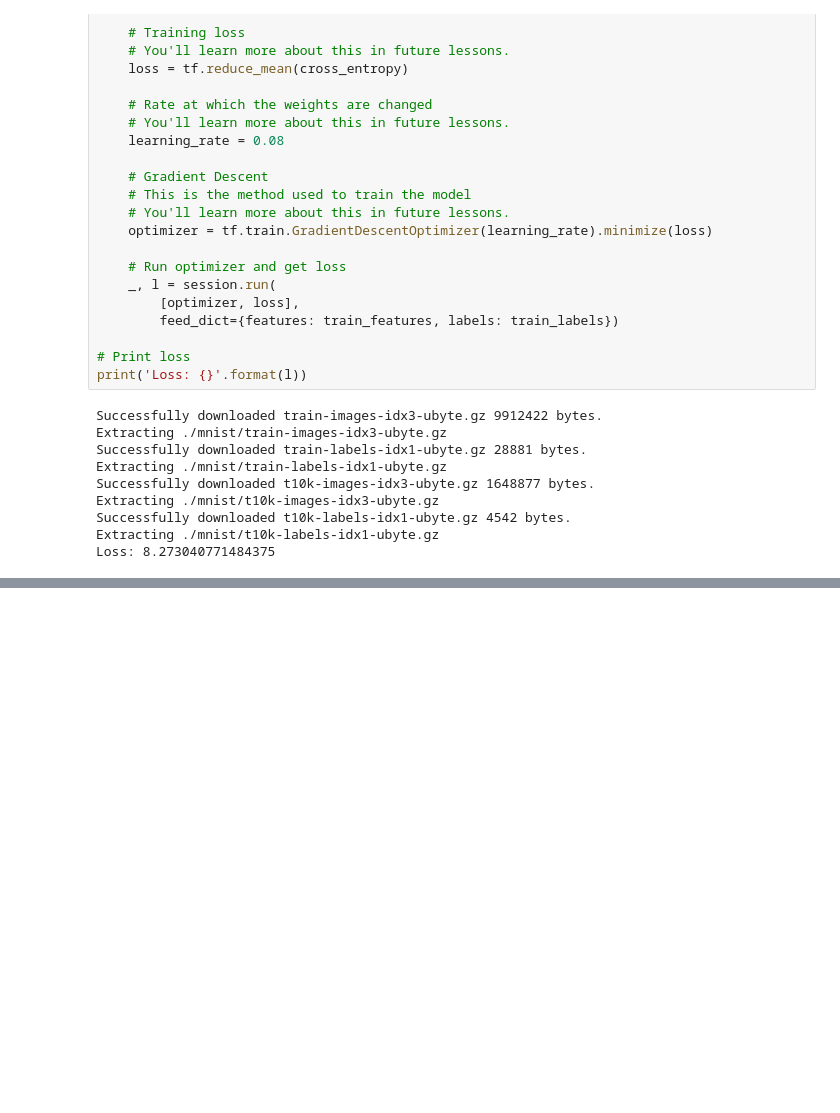
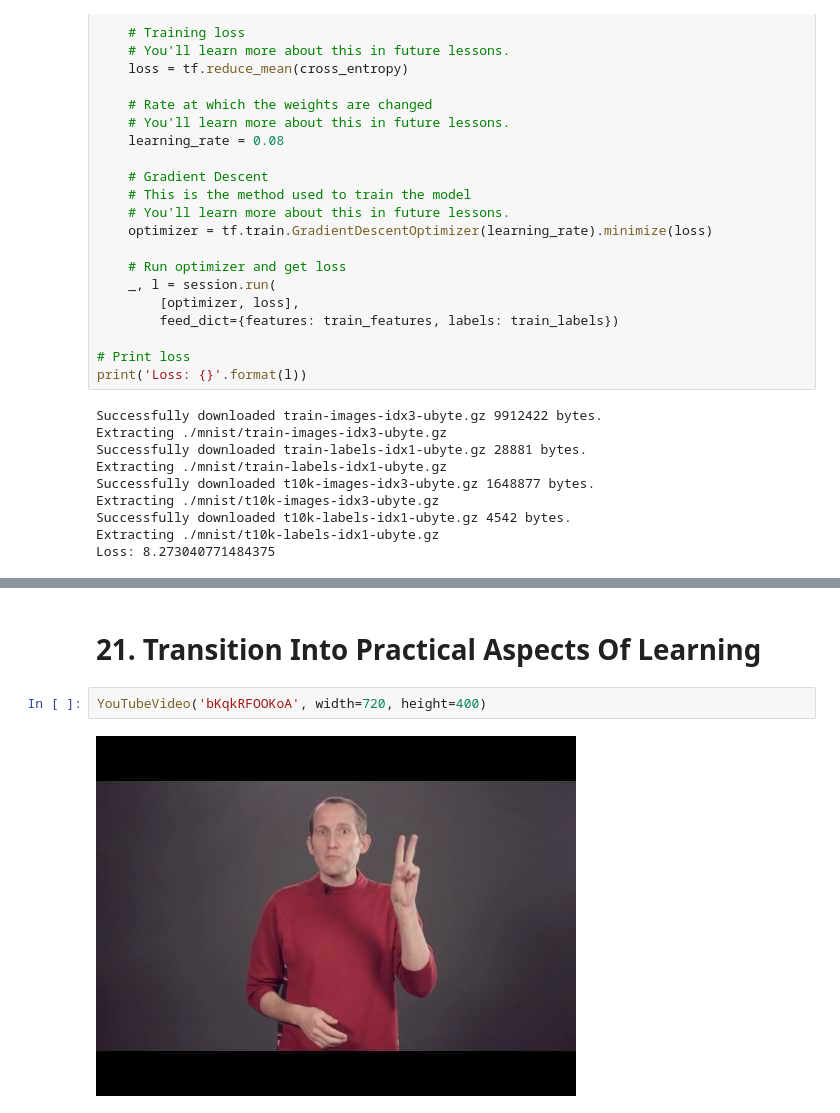
Before and after one commit to CryptoBagsJr/udacity_lecture_compilation, a Jupyter notebook: self-driving-car/Term1/Lesson6-Introduction to Tensorflow/Lesson6-Introduction to TensorFlow.ipynb, the cells around one changed output, grey strips where cells are left out. Saved outputs shown, nothing was run; the diff lists cells and outputs as text; blank space fills up the shorter version.

```diff
--- a/self-driving-car/Term1/Lesson6-Introduction to Tensorflow/Lesson6-Introduction to TensorFlow.ipynb
+++ b/self-driving-car/Term1/Lesson6-Introduction to Tensorflow/Lesson6-Introduction to TensorFlow.ipynb
@@ -508,0 +685,6 @@ Loss: 8.273040771484375
+# %% [markdown]
+# 21. Transition Into Practical Aspects Of Learning
+# %%
+YouTubeVideo('bKqkRFOOKoA', width=720, height=400)
+# %% [output]
+[figure, added]
```
Also changed, not shown: parts of 62 cells of this notebook, 5 other files.
